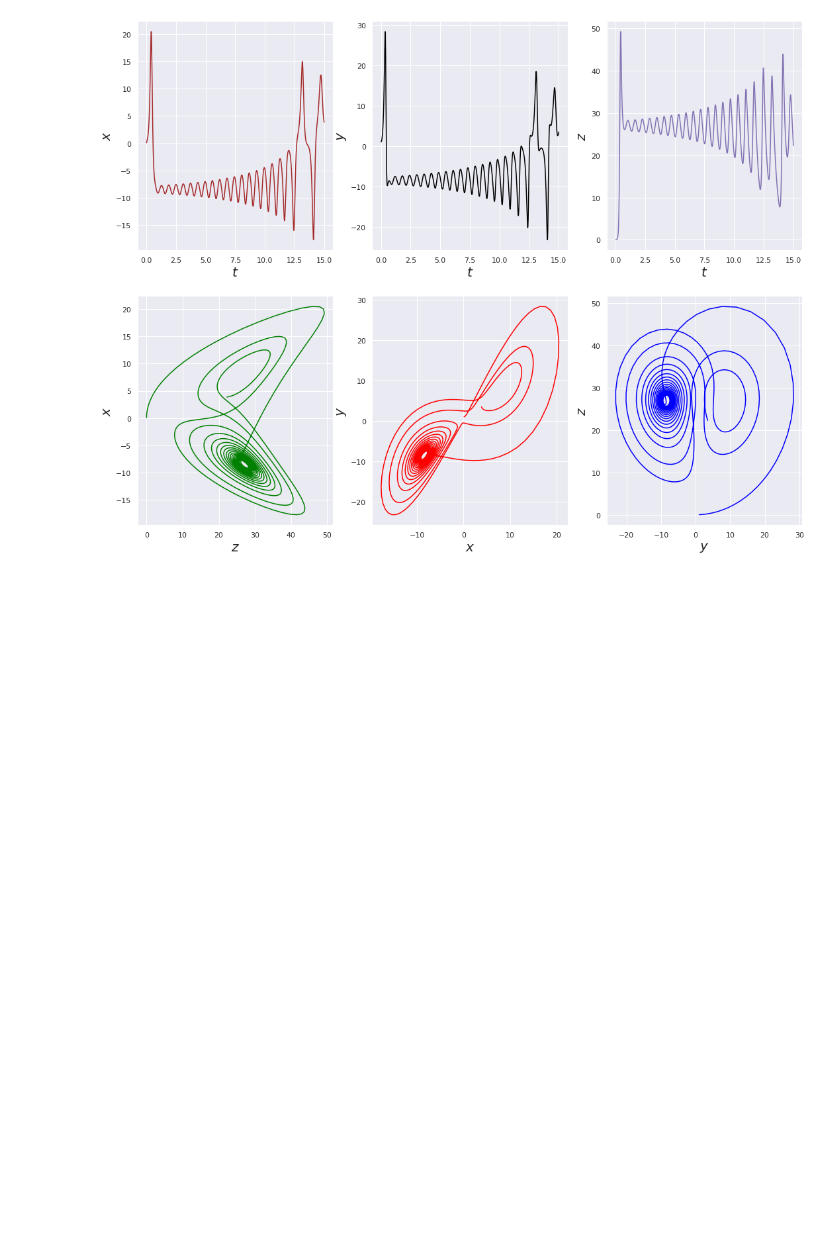
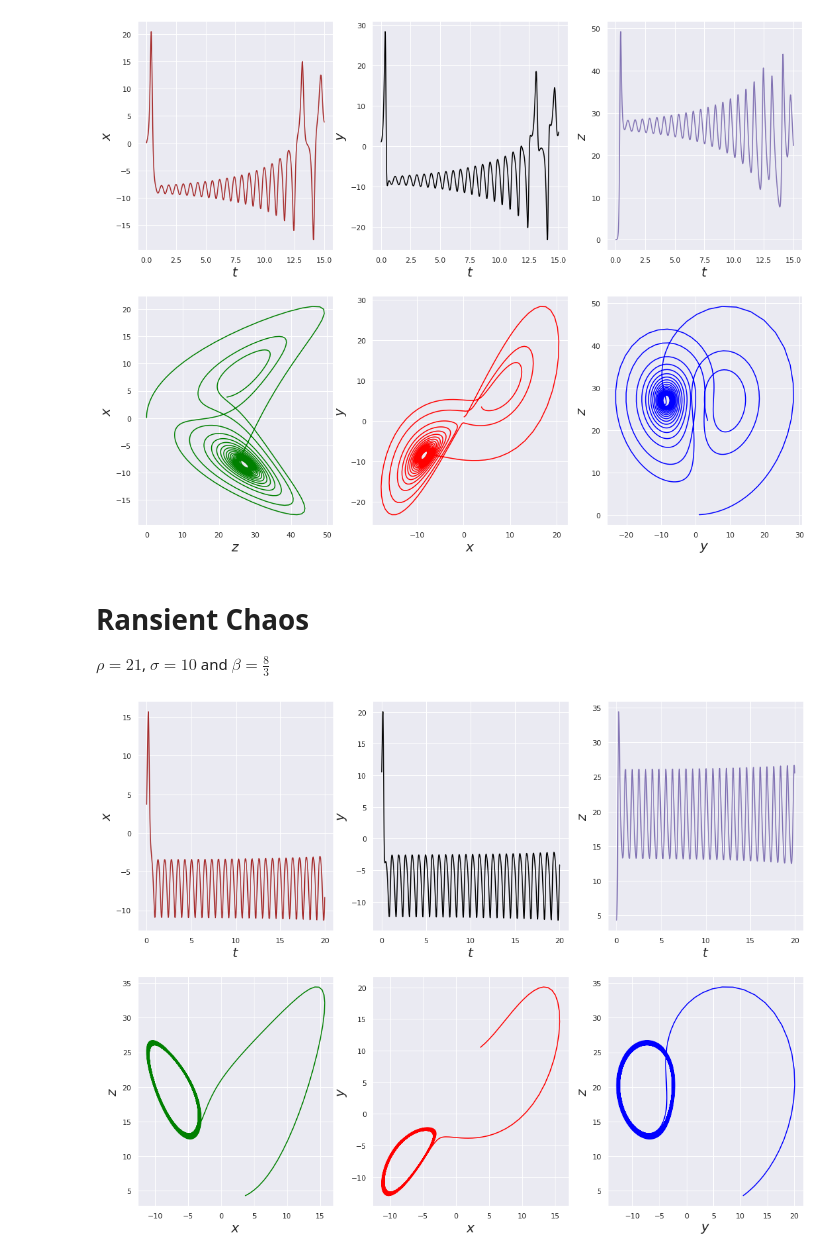
Before and after one commit to Souvik-0612/Dynamics, a Jupyter notebook: Lorenz attractor.ipynb, the cells around one changed output. Saved outputs shown, nothing was run; the diff lists cells and outputs as text; code cells hidden in the pictures; blank space fills up the shorter version.

```diff
--- a/Lorenz attractor.ipynb
+++ b/Lorenz attractor.ipynb
@@ -174,3 +174,58 @@ plt.xlabel(r'$y$', size = 20)
 plt.show()
 # %% [output]
 [figure]
+# %% [markdown]
+# **Ransient Chaos**
+$\rho = 21$, $\sigma = 10$ and $\beta = \frac{8}{3}$
+# %%
+def df1(x, y, z): return 10*(y - x)
+def df2(x, y, z): return x*(21 - z)- y
+def df3(x, y, z): return x*y - 8/3*z
+
+#Intiial condtions
+x, y, z = 3, 10, 4
+t = 0
+
+dt = 0.01
+tf = 20
+
+xx, yy, zz, tt = [], [], [], []
+while(t <= tf):
+    t += dt
+    x += df1(x, y, z)*dt
+    y += df2(x, y, z)*dt
+    z += df3(x, y, z)*dt
+    xx.append(x)
+    yy.append(y)
+    zz.append(z)
+    tt.append(t)
+
+#Plotting
+plt.rcParams["figure.figsize"] = (18, 14)
+plt.subplot(2, 3, 1)
+plt.plot(tt, xx, "Brown")
+plt.ylabel(r"$x$", size = 20)
+plt.xlabel(r'$t$', size = 20)
+plt.subplot(2, 3, 2)
+plt.plot(tt, yy, "Black")
+plt.ylabel(r"$y$", size = 20)
+plt.xlabel(r'$t$', size = 20)
+plt.subplot(2, 3, 3)
+plt.plot(tt, zz, "m")
+plt.ylabel(r"$z$", size = 20)
+plt.xlabel(r'$t$', size = 20)
+plt.subplot(2, 3, 4)
+plt.plot(xx, zz, "green")
+plt.ylabel(r"$z$", size = 20)
+plt.xlabel(r'$x$', size = 20)
+plt.subplot(2, 3, 5)
+plt.plot(xx, yy, "red")
+plt.ylabel(r"$y$", size = 20)
+plt.xlabel(r'$x$', size = 20)
+plt.subplot(2, 3, 6)
+plt.plot(yy, zz, "blue")
+plt.ylabel(r"$z$", size = 20)
+plt.xlabel(r'$y$', size = 20)
+plt.show()
+# %% [output]
+[figure, added]
```
Also changed, not shown: parts of 3 cells of this notebook.
